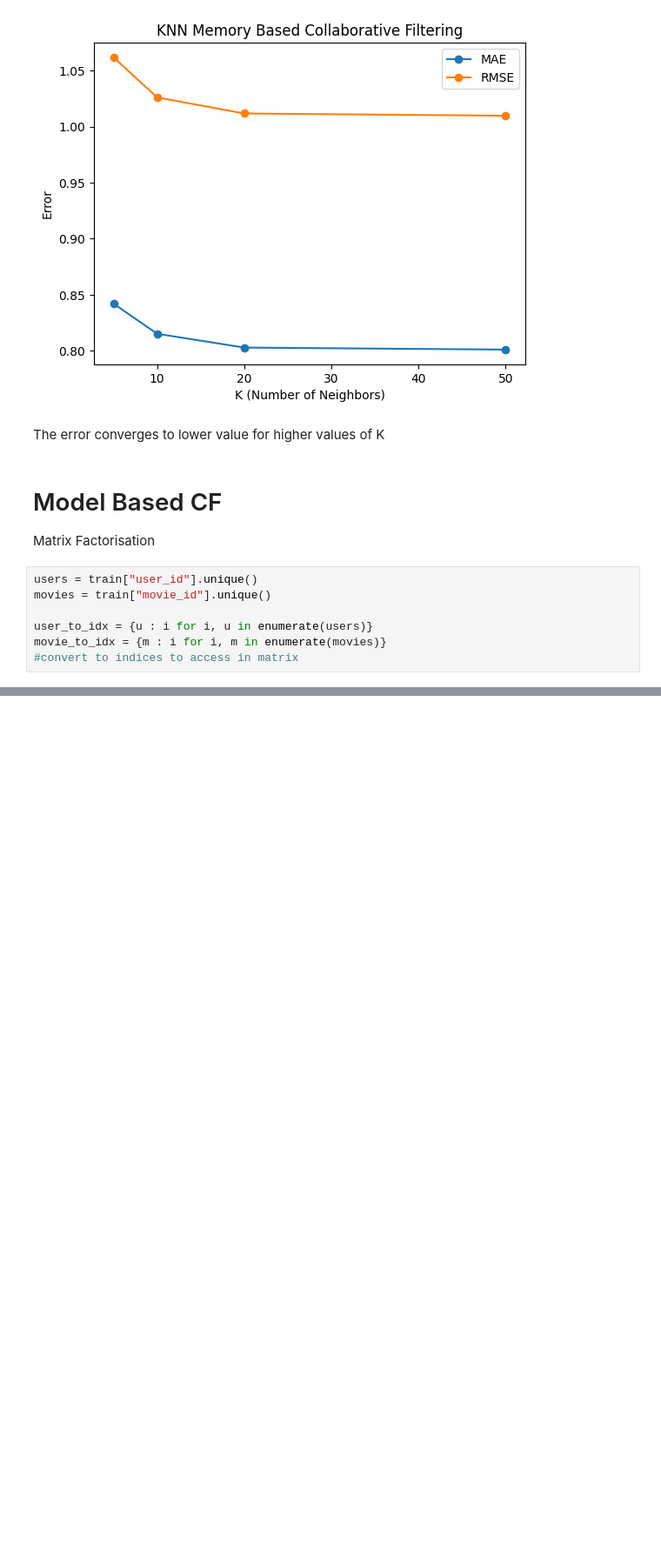
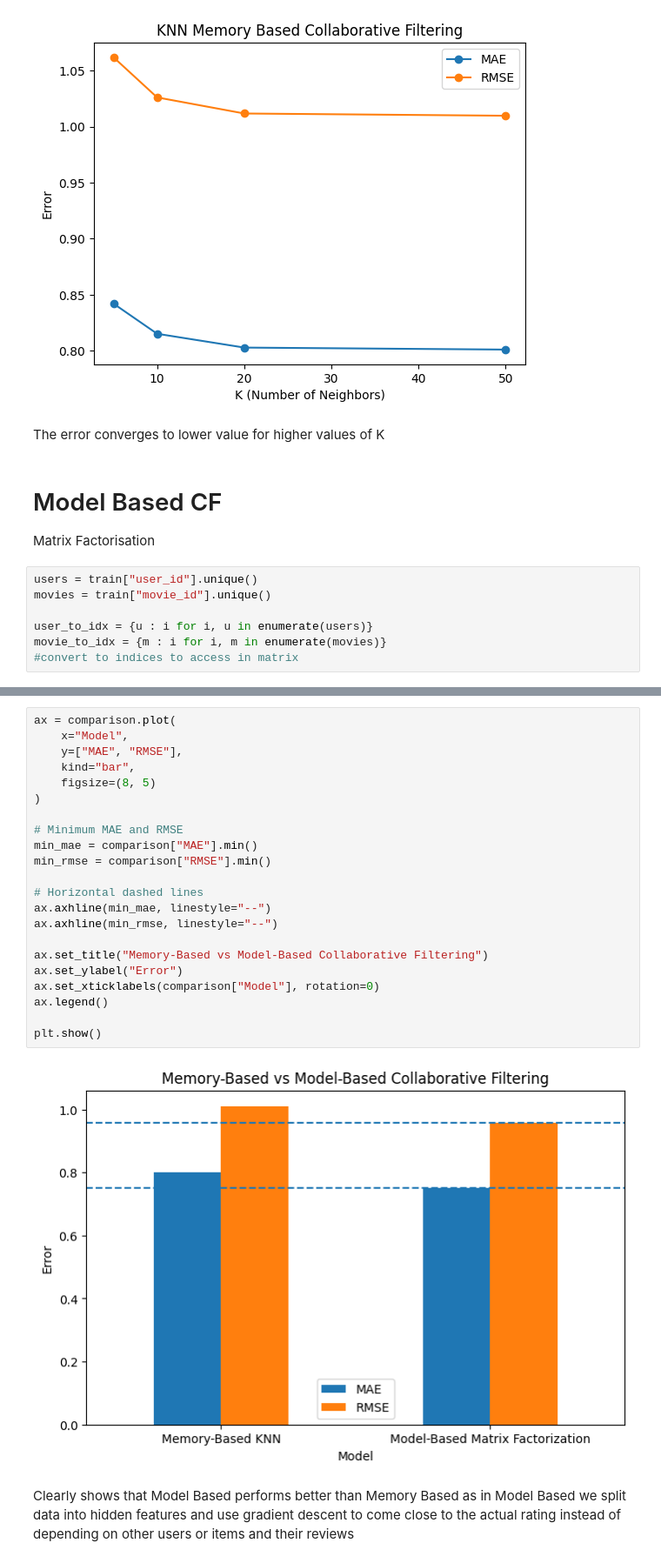
Before and after one commit to shreyaspatil28/Shreyas-Patil-Intelligence-SIG-Recs-2026, a Jupyter notebook: mandatory-tasks/recommender-systems-cf-to-dlrm/RecommendationTasks/01_CollaborativeFiltering/Task_1.ipynb, the cells around one changed output, grey strips where cells are left out. Shown at 87% size. Cells and saved outputs as stored; diff of their text form; blank space fills up the shorter version.

```diff
--- a/mandatory-tasks/recommender-systems-cf-to-dlrm/RecommendationTasks/01_CollaborativeFiltering/Task_1.ipynb
+++ b/mandatory-tasks/recommender-systems-cf-to-dlrm/RecommendationTasks/01_CollaborativeFiltering/Task_1.ipynb
@@ -198,0 +340,26 @@ KeyError: np.int64(1411)
+# %%
+ax = comparison.plot(
+    x="Model",
+    y=["MAE", "RMSE"],
+    kind="bar",
+    figsize=(8, 5)
+)
+
+# Minimum MAE and RMSE
+min_mae = comparison["MAE"].min()
+min_rmse = comparison["RMSE"].min()
+
+# Horizontal dashed lines
+ax.axhline(min_mae, linestyle="--")
+ax.axhline(min_rmse, linestyle="--")
+
+ax.set_title("Memory-Based vs Model-Based Collaborative Filtering")
+ax.set_ylabel("Error")
+ax.set_xticklabels(comparison["Model"], rotation=0)
+ax.legend()
+
+plt.show()
+# %% [output]
+[figure, added]
+# %% [markdown]
+Clearly shows that Model Based performs better than Memory Based as in Model Based we split data into hidden features and use gradient descent to come close to the actual rating instead of depending on other users or items and their reviews
```
Also changed, not shown: parts of 10 cells of this notebook.
